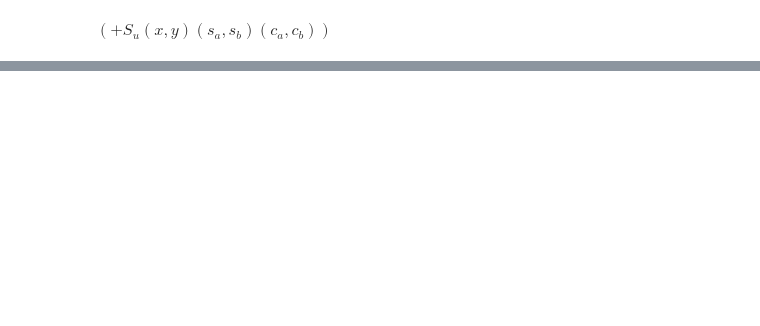
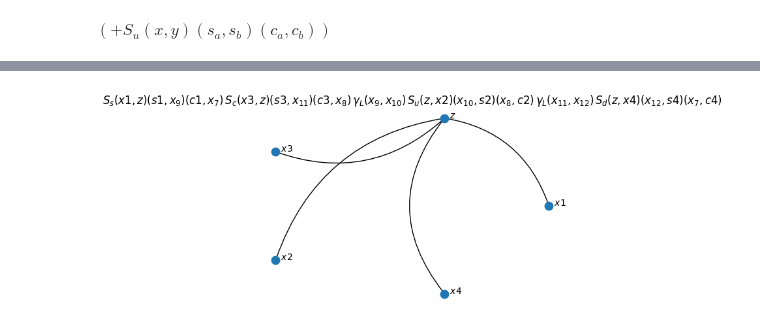
Before and after one commit to mbruno46/giancarlo, a Jupyter notebook: tutorials/quarks.ipynb, the cells around one changed output, grey strips where cells are left out. Cells and saved outputs as stored; diff of their text form; code cells hidden in the pictures; blank space fills up the shorter version.

```diff
--- a/tutorials/quarks.ipynb
+++ b/tutorials/quarks.ipynb
@@ -44,0 +68,15 @@ corr.wick().trace(['spin']).draw()
+# %%
+def Q(x, i):
+    def bilin(fbar, f, c1, c2):
+        sa, sb = gc.default.var(), gc.default.var()
+        return fbar(x, sa, c1) * gc.DiracGamma('L', sa, sb) * f(x, sb, c2)
+    ca, cb = gc.default.var(), gc.default.var()
+    if i==1:
+        return bilin(sbar, u, ca, cb) * bilin(cbar, d, cb, ca)
+    elif i==2:
+        return bilin(sbar, u, ca, ca) * bilin(cbar, d, cb, cb)
+# %%
+ext = s('x1','s1','c1') * ubar('x2','s2','c2') * c('x3','s3','c3') * dbar('x4','s4','c4')
+(ext * Q('z', 1)).wick().draw()
+# %% [output]
+[figure, added]
```
Also changed, not shown: parts of 14 cells of this notebook, 3 other files.
